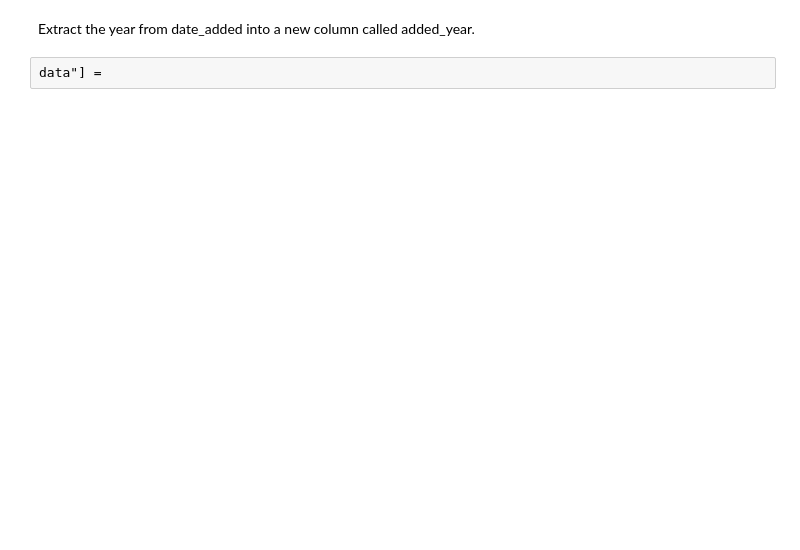
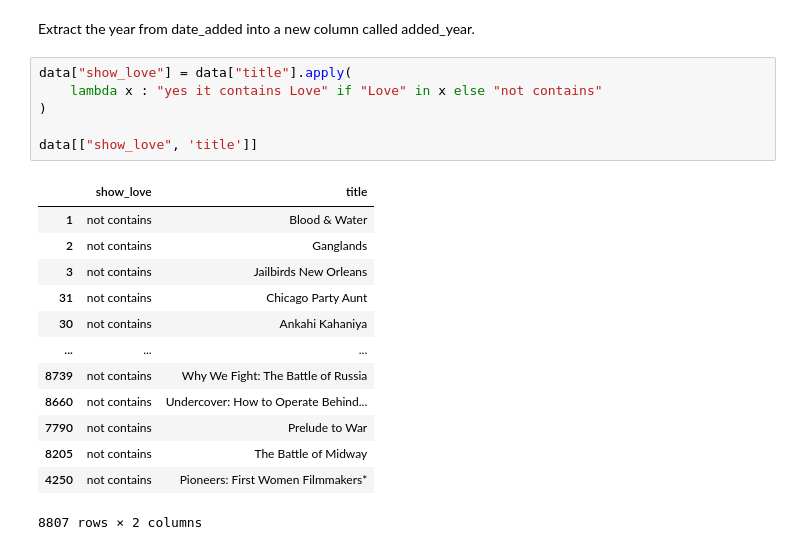
Before and after one commit to vedanshmathur7/Python--Libraries, a Jupyter notebook: Pandas/final practice set.ipynb, the cells around one changed output. Drawn from its saved outputs; the diff is of its cells as text; blank space fills up the shorter version.

```diff
--- a/Pandas/final practice set.ipynb
+++ b/Pandas/final practice set.ipynb
@@ -303,4 +332,22 @@ Name: content_category, Length: 8807, dtype: object
 # %% [markdown]
 Extract the year from date_added into a new column called added_year.
 # %%
-data"] =
+data["show_love"] = data["title"].apply(
+    lambda x : "yes it contains Love" if "Love" in x else "not contains"
+)
+
+data[["show_love", 'title']]
+# %% [output]
+|  | show_love | title |
+| 1 | not contains | Blood & Water |
+| 2 | not contains | Ganglands |
+| 3 | not contains | Jailbirds New Orleans |
+| 31 | not contains | Chicago Party Aunt |
+| 30 | not contains | Ankahi Kahaniya |
+| ... | ... | ... |
+| 8739 | not contains | Why We Fight: The Battle of Russia |
+| 8660 | not contains | Undercover: How to Operate Behind... |
+| 7790 | not contains | Prelude to War |
+| 8205 | not contains | The Battle of Midway |
+| 4250 | not contains | Pioneers: First Women Filmmakers* |
+8807 rows × 2 columns
```
Also changed, not shown: parts of 28 cells of this notebook.
